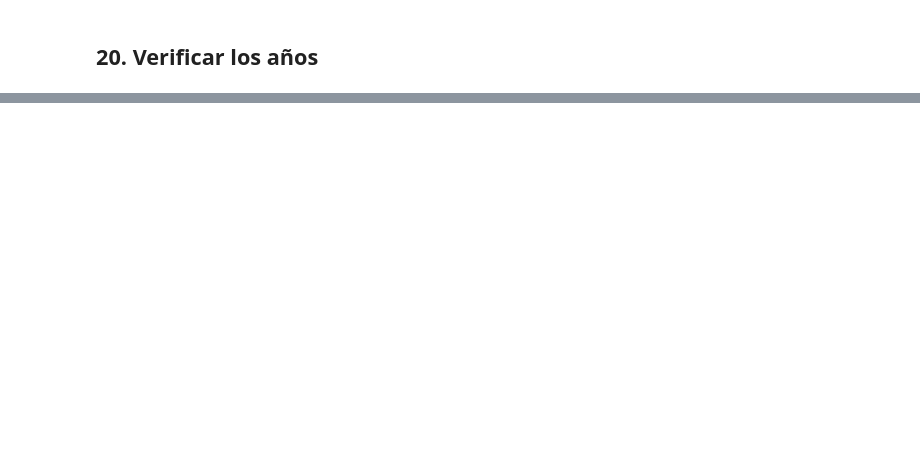
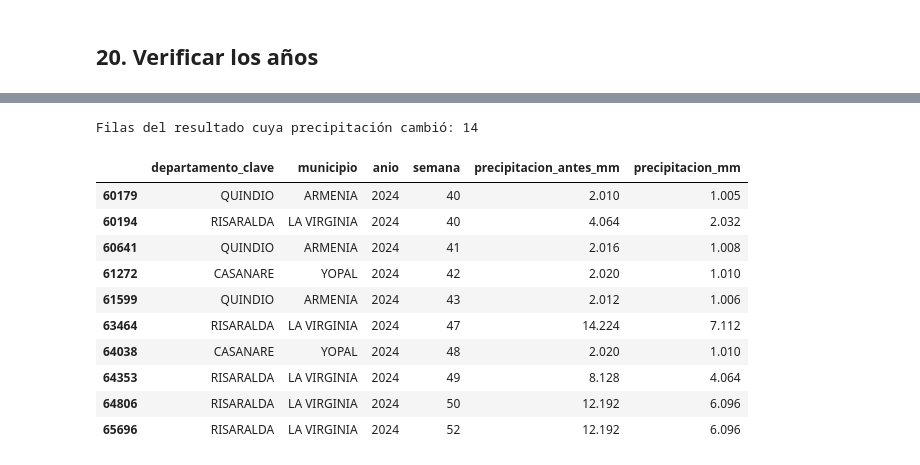
Before and after one commit to Alejandraperez03/Dengue_Por_Municipio-, a Jupyter notebook: notebooks/Notebook_Adquisicion_Dengue_Lluvias.ipynb, the cells around one changed output, grey strips where cells are left out. Drawn from its saved outputs; the diff is of its cells as text; code cells hidden in the pictures; blank space fills up the shorter version.

```diff
--- a/notebooks/Notebook_Adquisicion_Dengue_Lluvias.ipynb
+++ b/notebooks/Notebook_Adquisicion_Dengue_Lluvias.ipynb
@@ -64,0 +178,10 @@ lluvias["valorobservado"] = pd.to_numeric(
+# %%
+fechas_originales = lluvias["fechaobservacion"].copy()
+valores_originales = lluvias["valorobservado"].copy()
+lluvias["fechaobservacion"] = pd.to_datetime(fechas_originales, errors="coerce")
+lluvias["valorobservado"] = pd.to_numeric(valores_originales, errors="coerce")
+
+print("Fechas no vacías que no se pudieron convertir:",
+      int((fechas_originales.notna() & lluvias["fechaobservacion"].isna()).sum()))
+print("Valores no vacíos que no se pudieron convertir:",
+      int((valores_originales.notna() & lluvias["valorobservado"].isna()).sum()))
@@ -178,7 +359,11 @@ El cruce izquierdo conserva los registros de dengue, aun cuando no encuentren in
 datos_cruzados = pd.merge(
     dengue_semana,
     lluvias_semana,
-    on=["departamento_clave", "municipio_clave", "anio", "semana"],
-    how="left"
+    on=llave_cruce,
+    how="left",
+    validate="one_to_one",
+    indicator=True
 )
-datos_cruzados["numero_estaciones"] = datos_cruzados["numero_estaciones"].astype("Int64")
+print("Estado del cruce:")
+display(datos_cruzados["_merge"].value_counts())
+datos_cruzados = datos_cruzados.drop(columns="_merge")
@@ -257,0 +563,42 @@ Se cargaron las fuentes de dengue y precipitación correspondientes al periodo 2
+# %%
+lluvia_estacion_sin_limpieza = (
+    lluvias_antes_deduplicar.groupby(columnas_estacion, as_index=False)["valorobservado"].sum()
+)
+lluvia_municipio_sin_limpieza = (
+    lluvia_estacion_sin_limpieza.groupby(llave_cruce, as_index=False)["valorobservado"].mean()
+    .rename(columns={"valorobservado": "precipitacion_antes_mm"})
+)
+comparacion_precipitacion = datos_cruzados[
+    llave_cruce + ["municipio", "precipitacion_mm"]
+].merge(lluvia_municipio_sin_limpieza, on=llave_cruce, how="left", validate="one_to_one")
+comparacion_precipitacion["corregida"] = (
+    comparacion_precipitacion["precipitacion_antes_mm"].notna()
+    & comparacion_precipitacion["precipitacion_mm"].notna()
+    & (comparacion_precipitacion["precipitacion_antes_mm"]
+       - comparacion_precipitacion["precipitacion_mm"]).abs().gt(1e-9)
+)
+datos_cruzados["precipitacion_corregida_duplicados"] = (
+    comparacion_precipitacion["corregida"].astype("boolean").to_numpy()
+)
+datos_cruzados["precipitacion_corregida_duplicados"] = (
+    datos_cruzados["precipitacion_corregida_duplicados"].astype("boolean")
+)
+filas_lluvia_corregidas = int(comparacion_precipitacion["corregida"].sum())
+print("Filas del resultado cuya precipitación cambió:", filas_lluvia_corregidas)
+display(comparacion_precipitacion.loc[
+    comparacion_precipitacion["corregida"],
+    ["departamento_clave", "municipio", "anio", "semana", "precipitacion_antes_mm", "precipitacion_mm"]
+].head(10))
+# %% [output]
+Filas del resultado cuya precipitación cambió: 14
+|  | departamento_clave | municipio | anio | semana | precipitacion_antes_mm | precipitacion_mm |
+| 60179 | QUINDIO | ARMENIA | 2024 | 40 | 2.010 | 1.005 |
+| 60194 | RISARALDA | LA VIRGINIA | 2024 | 40 | 4.064 | 2.032 |
+| 60641 | QUINDIO | ARMENIA | 2024 | 41 | 2.016 | 1.008 |
+| 61272 | CASANARE | YOPAL | 2024 | 42 | 2.020 | 1.010 |
+| 61599 | QUINDIO | ARMENIA | 2024 | 43 | 2.012 | 1.006 |
+| 63464 | RISARALDA | LA VIRGINIA | 2024 | 47 | 14.224 | 7.112 |
+| 64038 | CASANARE | YOPAL | 2024 | 48 | 2.020 | 1.010 |
+| 64353 | RISARALDA | LA VIRGINIA | 2024 | 49 | 8.128 | 4.064 |
+| 64806 | RISARALDA | LA VIRGINIA | 2024 | 50 | 12.192 | 6.096 |
+| 65696 | RISARALDA | LA VIRGINIA | 2024 | 52 | 12.192 | 6.096 |
```
Also changed, not shown: parts of 65 cells of this notebook.
